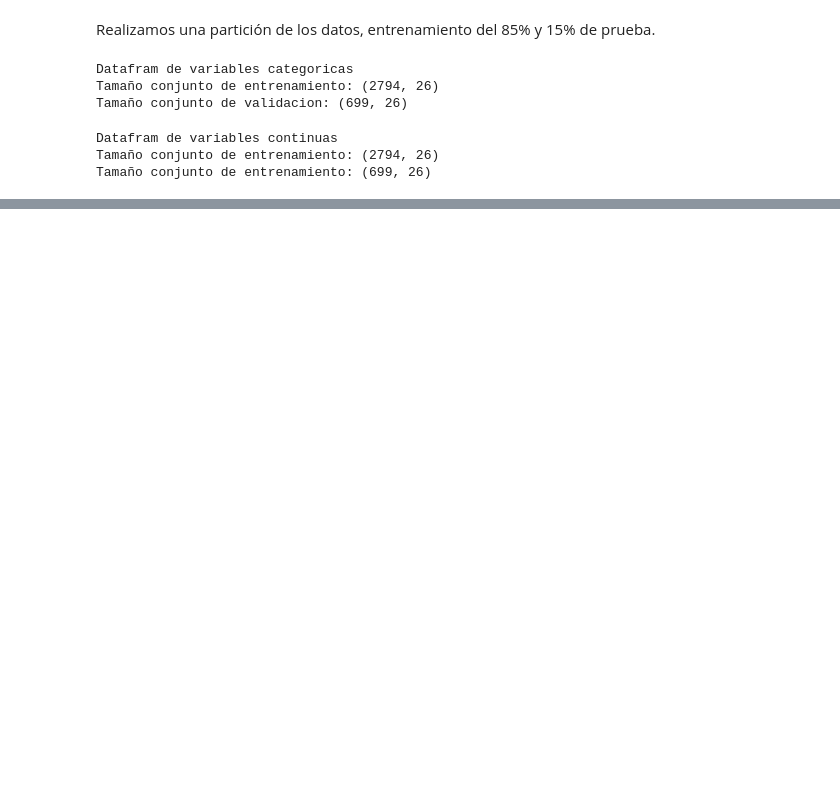
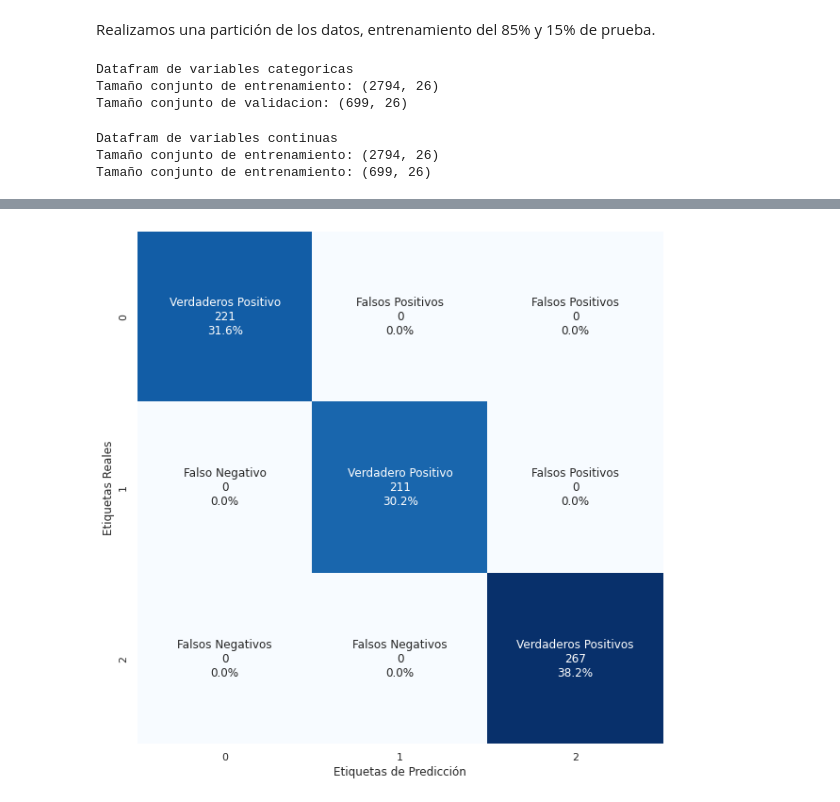
Before and after one commit to PosgradoMNA/actividades-de-aprendizaje-dsercam, a Jupyter notebook: RetoFinal/RetoFinal_Entrega2_A01182676.ipynb, the cells around one changed output, grey strips where cells are left out. Saved outputs shown, nothing was run; the diff lists cells and outputs as text; code cells hidden in the pictures; blank space fills up the shorter version.

```diff
--- a/RetoFinal/RetoFinal_Entrega2_A01182676.ipynb
+++ b/RetoFinal/RetoFinal_Entrega2_A01182676.ipynb
@@ -1004,0 +1055,8 @@ np.mean(resultsConTrainingDT['test_score'])
+# %%
+classification_report,
+pipelineRFCon.fit(X_con_train, y_con_train)
+y_hat = pipelineRFCon.predict(X_con_val)
+target_names = [0, 1, 2]
+cm = confusion_matrix(y_con_val, y_hat)
+print("Random Forest Classifier - Categorical and continous data set - ")
+print(classification_report(y_con_val, y_hat, labels = target_names))
@@ -1004,0 +1074,4 @@ np.mean(resultsConTrainingDT['test_score'])
+# %%
+graphConfusionMatirx(cm)
+# %% [output]
+[figure, added]
```
Also changed, not shown: parts of 33 cells of this notebook.
